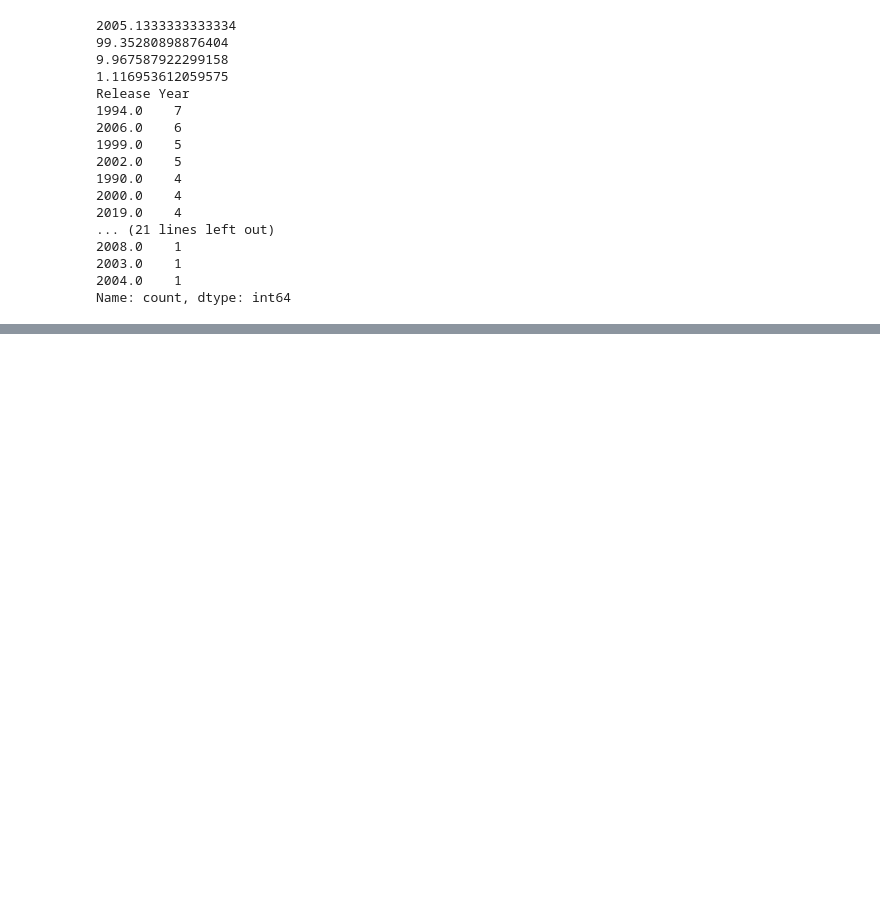
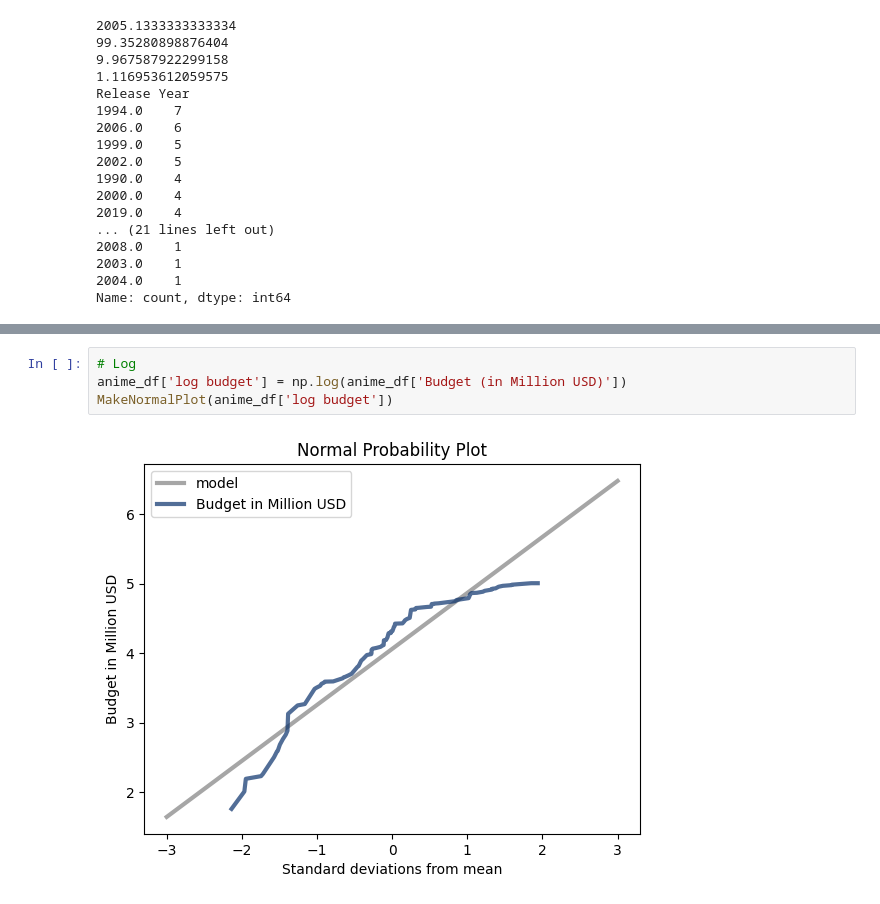
Before and after one commit to pevens/DSC_530_Final_Project, a Jupyter notebook: Week_12/DSC_530_Final_Project_Code.ipynb, the cells around one changed output, grey strips where cells are left out. Drawn from its saved outputs; the diff is of its cells as text; blank space fills up the shorter version.

```diff
--- a/Week_12/DSC_530_Final_Project_Code.ipynb
+++ b/Week_12/DSC_530_Final_Project_Code.ipynb
@@ -264,0 +350,6 @@ Name: count, dtype: int64
+# %%
+# Log
+anime_df['log budget'] = np.log(anime_df['Budget (in Million USD)'])
+MakeNormalPlot(anime_df['log budget'])
+# %% [output]
+[figure, added]
```
Also changed, not shown: parts of 12 cells of this notebook, 2 other files.
